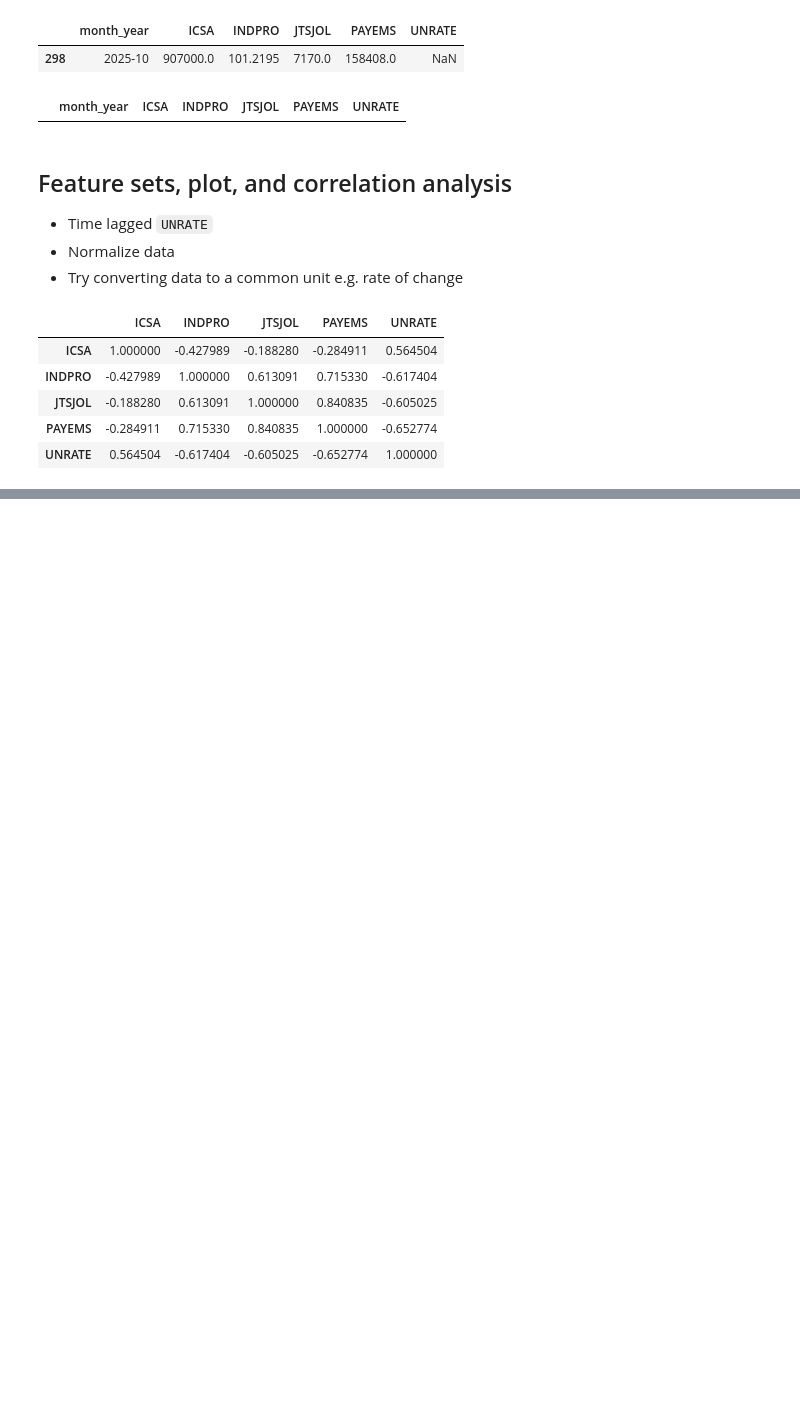
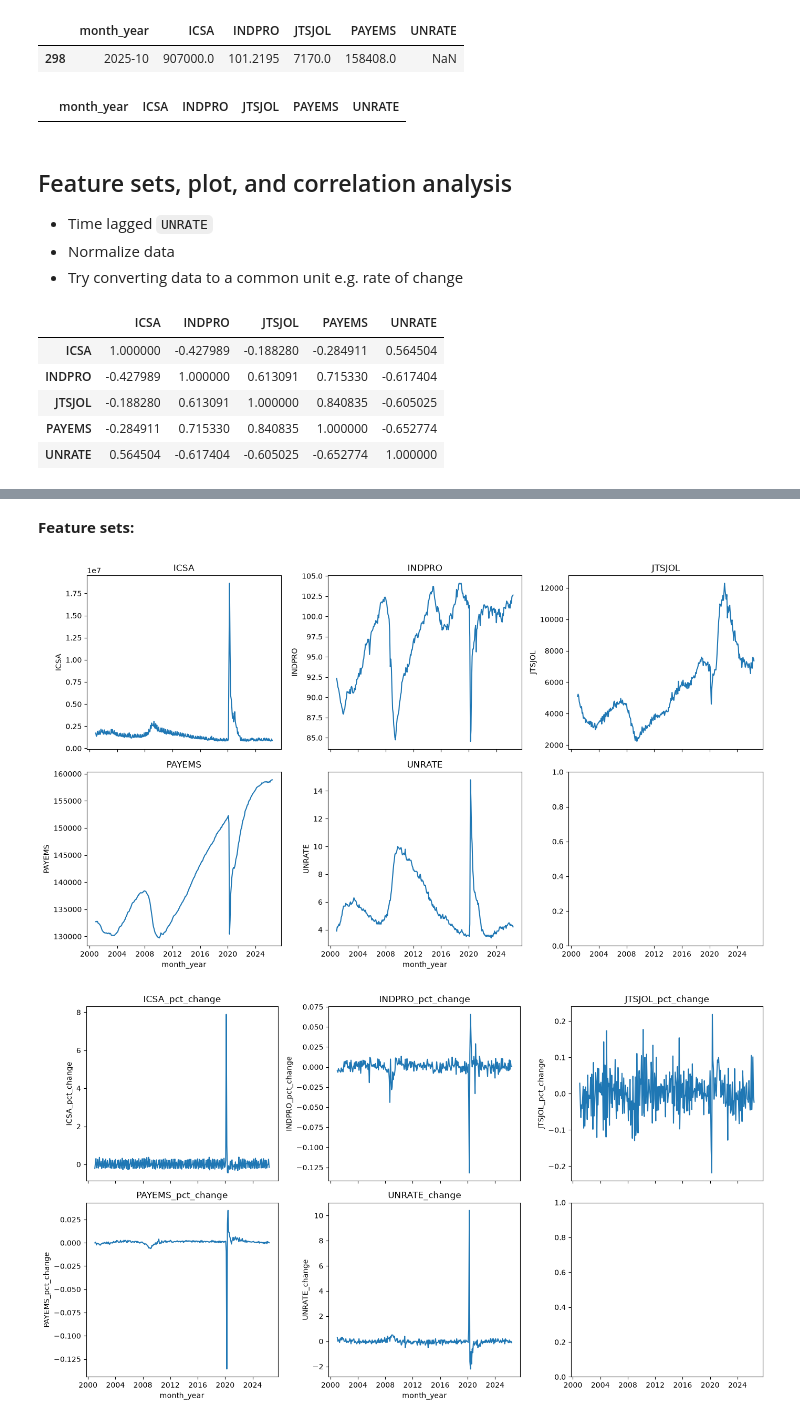
Before and after one commit to mx-lnk/us-unemployment-forecasting-pipeline, a Jupyter notebook: notebooks/feature_engineering.ipynb, the cells around one changed output, grey strips where cells are left out. Drawn from its saved outputs; the diff is of its cells as text; code cells hidden in the pictures; blank space fills up the shorter version.

```diff
--- a/notebooks/feature_engineering.ipynb
+++ b/notebooks/feature_engineering.ipynb
@@ -103,0 +154,42 @@ df_imputed[features].corr()
+# %% [markdown]
+**Feature sets:**
+# %%
+feature_set_levels = ['ICSA', 'INDPRO', 'JTSJOL', 'PAYEMS', 'UNRATE']
+feature_set_changes = [
+    'ICSA_pct_change',
+    'INDPRO_pct_change',
+    'JTSJOL_pct_change',
+    'PAYEMS_pct_change',
+    'UNRATE_change'
+]
+# %%
+col_sets = [feature_set_levels, feature_set_changes]
+
+for cols in col_sets:
+    len_cols = len(cols)
+    ncols = 3
+    nrows = int(np.ceil(len_cols / ncols))
+
+    fig, axes = plt.subplots(
+        nrows=nrows,
+        ncols=ncols,
+        figsize=(14, 8),
+        sharex=True
+    )
+
+    axes = axes.flatten()
+
+    for ax, col in zip(axes, cols):
+        sns.lineplot(
+            data=df_features,
+            x=df_features['month_year'].dt.to_timestamp(),
+            y=col,
+            ax=ax
+        )
+        ax.set_title(col)
+
+    plt.tight_layout()
+    plt.show()
+# %% [output]
+[figure, added]
+[figure, added]
```
Also changed, not shown: parts of 11 cells of this notebook, 4 other files.
